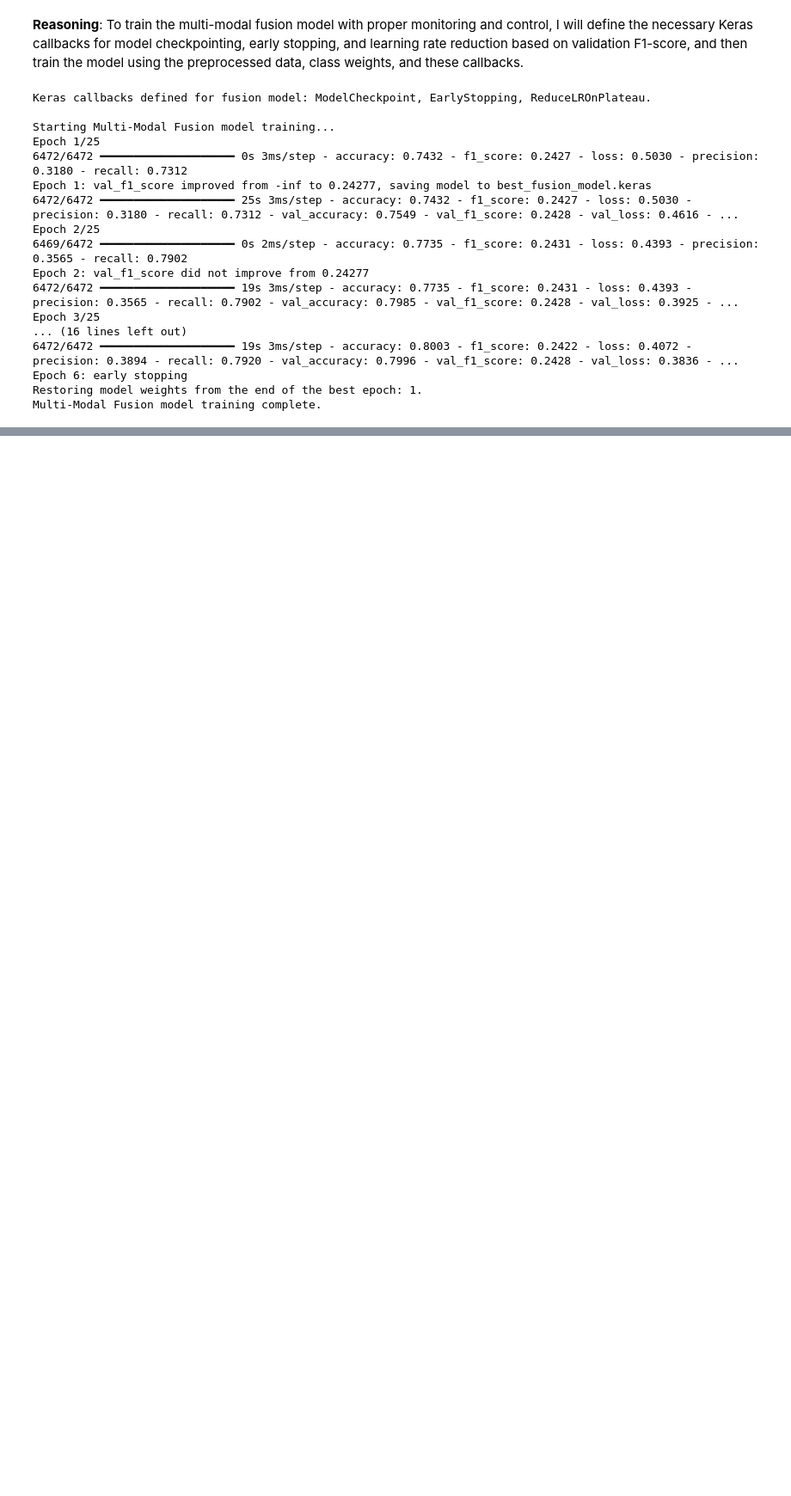
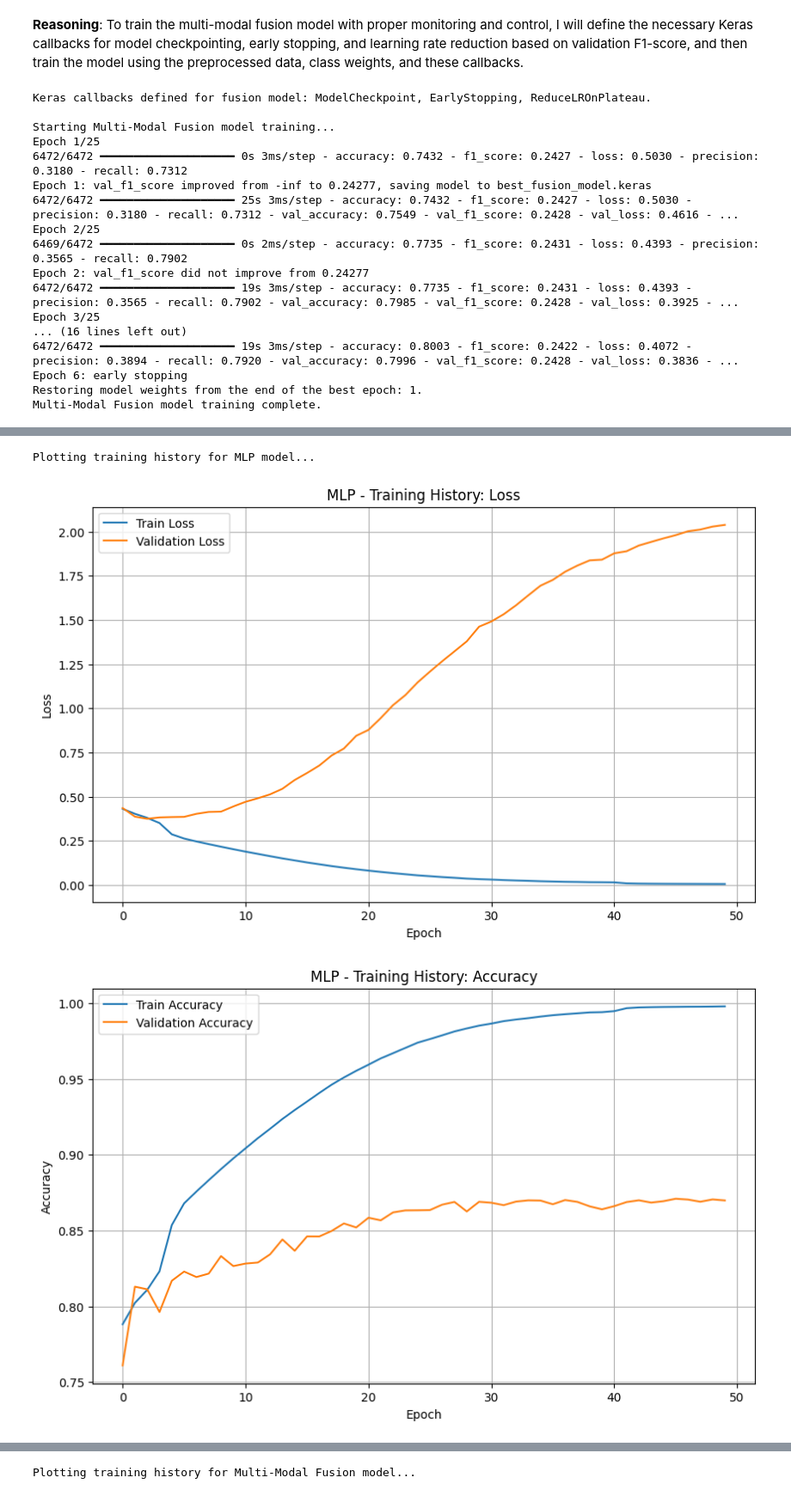
Before and after one commit to apoyando/CHIarrests, a Jupyter notebook: CHIarrests.ipynb, the cells around one changed output, grey strips where cells are left out. Shown at 86% size. Saved outputs shown, nothing was run; the diff lists cells and outputs as text; code cells hidden in the pictures; blank space fills up the shorter version.

```diff
--- a/CHIarrests.ipynb
+++ b/CHIarrests.ipynb
@@ -1041,0 +1053,28 @@ Multi-Modal Fusion model training complete.
+# %%
+import matplotlib.pyplot as plt
+
+# Define the metrics to plot
+metrics_to_plot = ['loss', 'accuracy', 'f1_score', 'precision', 'recall']
+
+def plot_history(history, model_name, metrics):
+    """Plots training and validation history for specified metrics."""
+    for metric in metrics:
+        plt.figure(figsize=(10, 6))
+        plt.plot(history.history[metric], label=f'Train {metric.replace("_", " ").title()}')
+        plt.plot(history.history[f'val_{metric}'], label=f'Validation {metric.replace("_", " ").title()}')
+        plt.title(f'{model_name} - Training History: {metric.replace("_", " ").title()}')
+        plt.xlabel('Epoch')
+        plt.ylabel(metric.replace("_", " ").title())
+        plt.legend()
+        plt.grid(True)
+        plt.show()
+
+print("Plotting training history for MLP model...")
+plot_history(history_mlp, 'MLP', metrics_to_plot)
+
+print("\nPlotting training history for Multi-Modal Fusion model...")
+plot_history(history_fusion, 'Multi-Modal Fusion', metrics_to_plot)
+# %% [output]
+Plotting training history for MLP model...
+[figure, added]
+[figure, added]
@@ -1041,0 +1084 @@ Multi-Modal Fusion model training complete.
+Plotting training history for Multi-Modal Fusion model...
```
Also changed, not shown: parts of 41 cells of this notebook.
